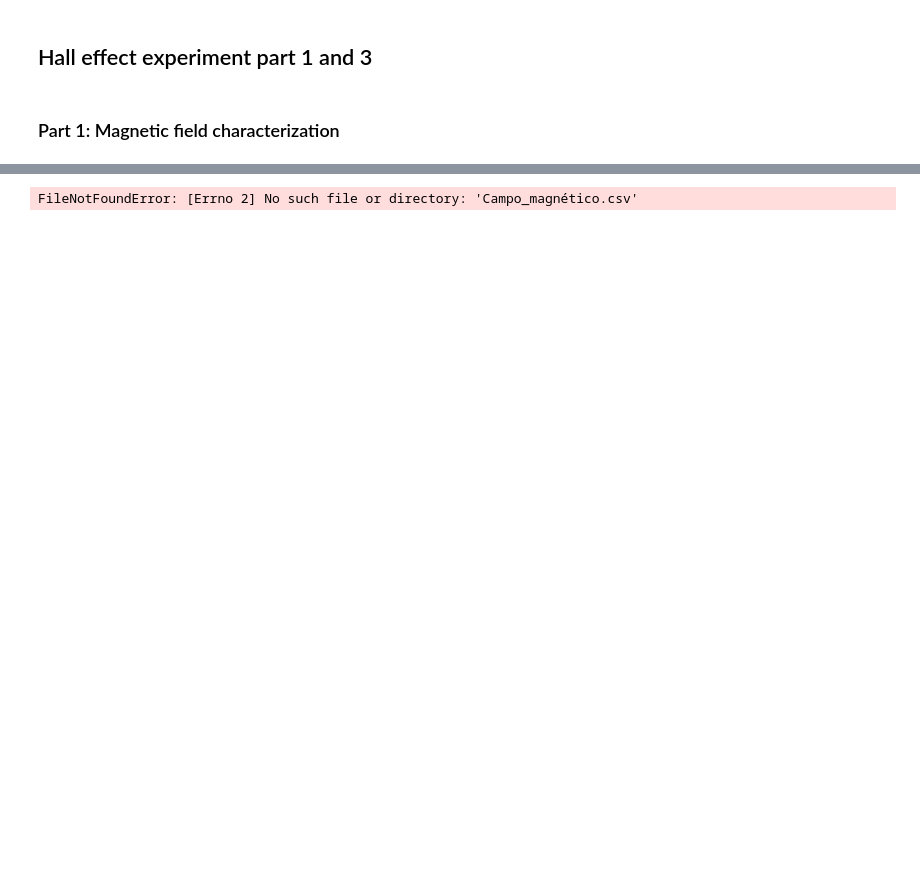
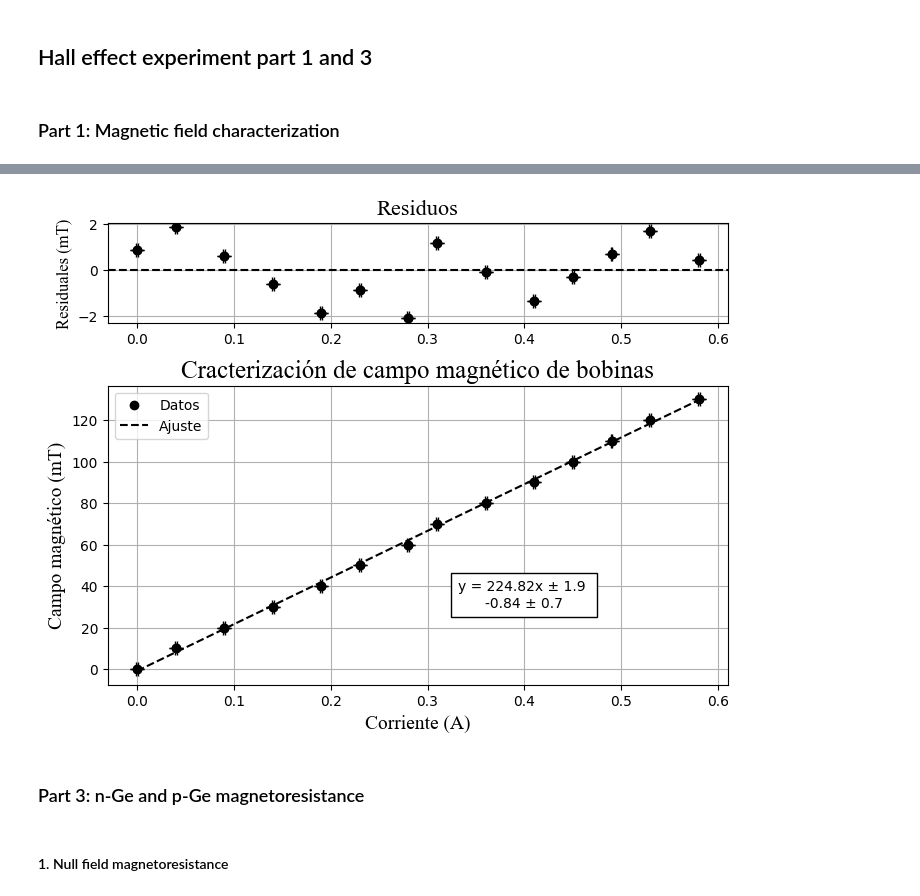
Before and after one commit to karemjruiano/laboratorio-intermedio, a Jupyter notebook: Efecto Hall/Part_1_and_3.ipynb, the cells around one changed output, grey strips where cells are left out. Drawn from its saved outputs; the diff is of its cells as text; code cells hidden in the pictures; blank space fills up the shorter version.

```diff
--- a/Efecto Hall/Part_1_and_3.ipynb
+++ b/Efecto Hall/Part_1_and_3.ipynb
@@ -15,6 +14,25 @@ ModuleNotFoundError: No module named 'sklearn'
 # %%
-# Extraemos los datos tomados
+# Extracción los datos tomados
 
 magnetic = pd.read_csv("Campo_magnético.csv",sep=";")
+mag_zero = pd.read_csv("Magnetorestencia_campo_nulo.csv",sep=";")
+mag_n = pd.read_csv("Magnetorresistencia_n-Ge.csv",sep=";")
+mag_p = pd.read_csv("Magnetorresistencia_p-Ge.csv",sep=";")
-# %% [output]
-FileNotFoundError: [Errno 2] No such file or directory: 'Campo_magnético.csv'
+# %%
+# Extracción de datos de campo magnético
+
+current = magnetic["Corriente (mA)"].iloc[:]
+field = magnetic["Campo magnético (mT)"].iloc[:]
+
+# Paso de lista a numpy array
+
+i_x = np.array([float(valor.replace(',', '.')) if isinstance(valor, str) else valor for valor in current])
+I_x = np.array([float(i) for i in i_x])
+F_y = np.array([float(valor.replace(',', '.')) if isinstance(valor, str) else valor for valor in field])
+
+I_error = []
+F_error = []
+
+for i in range(0,14):
+    I_error.append(0.001)
+    F_error.append(0.001)
@@ -20,0 +63,31 @@ FileNotFoundError: [Errno 2] No such file or directory: 'Campo_magnético.csv'
+# %%
+# Gráfico de campo magnético en función de corriente
+plt.figure(figsize=(8, 6))
+
+plt.subplot2grid((4, 1), (0, 0), rowspan=1)
+plt.scatter(I_x, residuals, color='black')
+plt.axhline(y=0, color='black', linestyle='--')
+plt.errorbar(I_x, residuals, xerr=I_error, yerr=F_error, fmt='o', capsize=5, color="black")
+plt.title('Residuos', loc='center', fontfamily='Times New Roman',fontsize=16)
+plt.ylabel('Residuales (mT)',fontfamily='Times New Roman',fontsize=12)
+plt.grid()
+
+plt.subplot2grid((3, 1), (1, 0), rowspan=2)
+plt.scatter(I_x, F_y, color="black", label="Datos")
+plt.plot(I_x, y_pred, linestyle='--', color="black", label="Ajuste")
+plt.errorbar(I_x, F_y, xerr=I_error, yerr=F_error, fmt='o', capsize=5, color="black")
+
+plt.xlabel('Corriente (A)',fontfamily='Times New Roman',fontsize=14)
+plt.ylabel('Campo magnético (mT)',fontfamily='Times New Roman',fontsize=14)
+plt.title('Cracterización de campo magnético de bobinas', loc='center', fontfamily='Times New Roman',fontsize=18)
+plt.text(0.4, 30, eq, ha='center', fontsize=10, bbox=dict(boxstyle='square,pad=0.5', facecolor='white'))
+plt.grid()
+plt.legend()
+plt.savefig("Gráfica campo bobinas")
+plt.show()
+# %% [output]
+[figure, added]
+# %% [markdown]
+### Part 3: n-Ge and p-Ge magnetoresistance
+# %% [markdown]
+#### 1. Null field magnetoresistance
```
Also changed, not shown: parts of 44 cells of this notebook, 2 other files.
